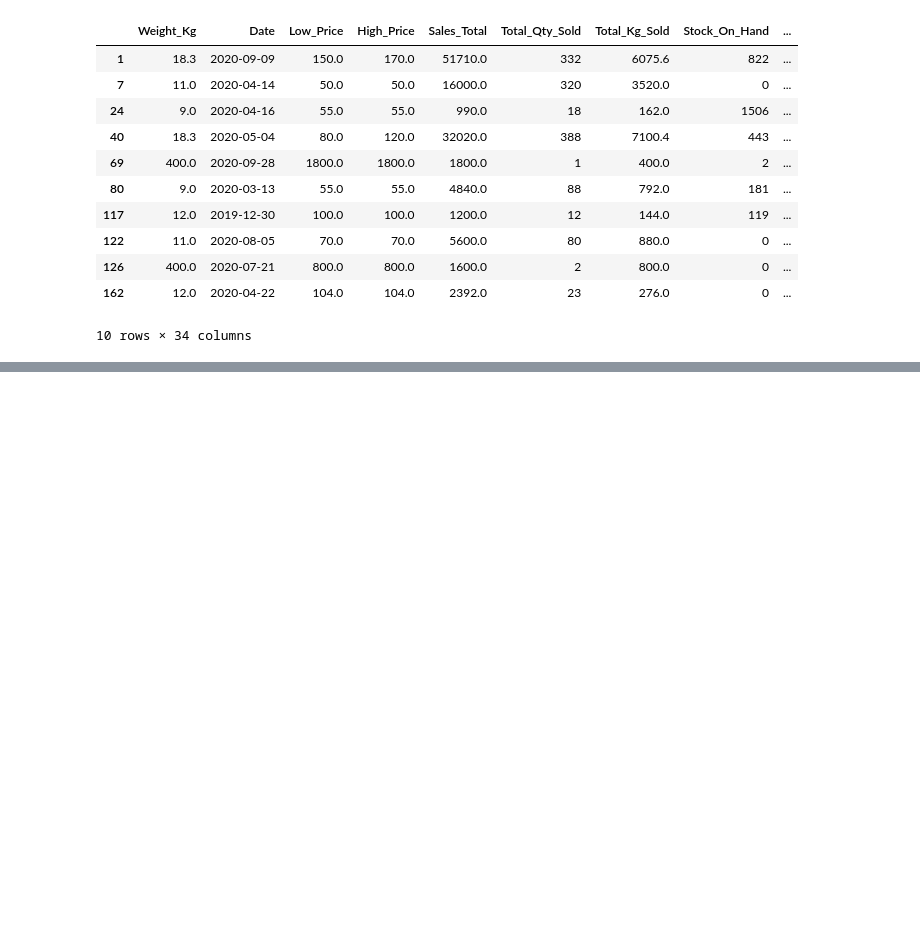
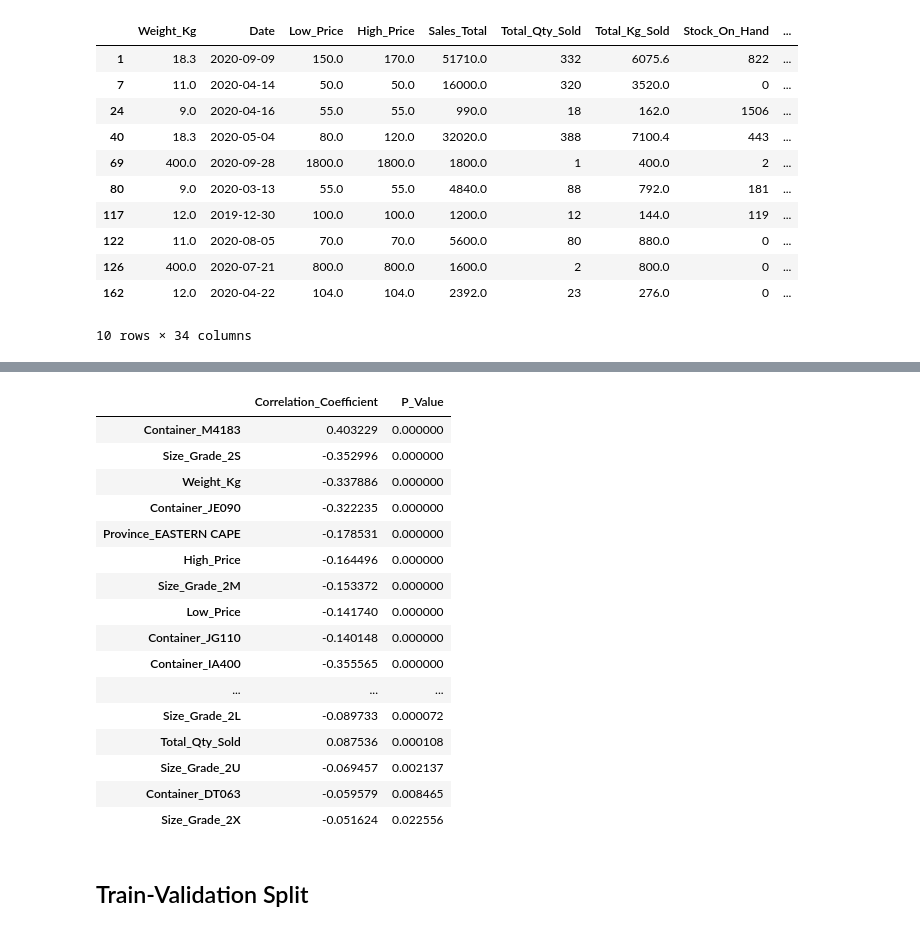
Before and after one commit to nkonyanihlulani/Team_7_regression, a Jupyter notebook: team_7.ipynb, the cells around one changed output, grey strips where cells are left out. Cells and saved outputs as stored; diff of their text form; code cells hidden in the pictures; blank space fills up the shorter version.

```diff
--- a/team_7.ipynb
+++ b/team_7.ipynb
@@ -240,0 +278,32 @@ df_final.head(10)
+# %%
+dict_cp = {}
+
+column_titles = [col for col in corrs.index if col!= 'avg_price_per_kg']
+for col in column_titles:
+    p_val = round(pearsonr(df_dummies[col], df_dummies['avg_price_per_kg'])[1],6)
+    dict_cp[col] = {'Correlation_Coefficient':corrs[col],
+                    'P_Value':p_val}
+
+df_cp = pd.DataFrame(dict_cp).T
+df_cp_sorted = df_cp.sort_values('P_Value')
+df_cp_sorted[df_cp_sorted['P_Value']<0.1]
+# %% [output]
+|  | Correlation_Coefficient | P_Value |
+| Container_M4183 | 0.403229 | 0.000000 |
+| Size_Grade_2S | -0.352996 | 0.000000 |
+| Weight_Kg | -0.337886 | 0.000000 |
+| Container_JE090 | -0.322235 | 0.000000 |
+| Province_EASTERN CAPE | -0.178531 | 0.000000 |
+| High_Price | -0.164496 | 0.000000 |
+| Size_Grade_2M | -0.153372 | 0.000000 |
+| Low_Price | -0.141740 | 0.000000 |
+| Container_JG110 | -0.140148 | 0.000000 |
+| Container_IA400 | -0.355565 | 0.000000 |
+| ... | ... | ... |
+| Size_Grade_2L | -0.089733 | 0.000072 |
+| Total_Qty_Sold | 0.087536 | 0.000108 |
+| Size_Grade_2U | -0.069457 | 0.002137 |
+| Container_DT063 | -0.059579 | 0.008465 |
+| Size_Grade_2X | -0.051624 | 0.022556 |
+# %% [markdown]
+## Train-Validation Split
```
Also changed, not shown: parts of 24 cells of this notebook.
